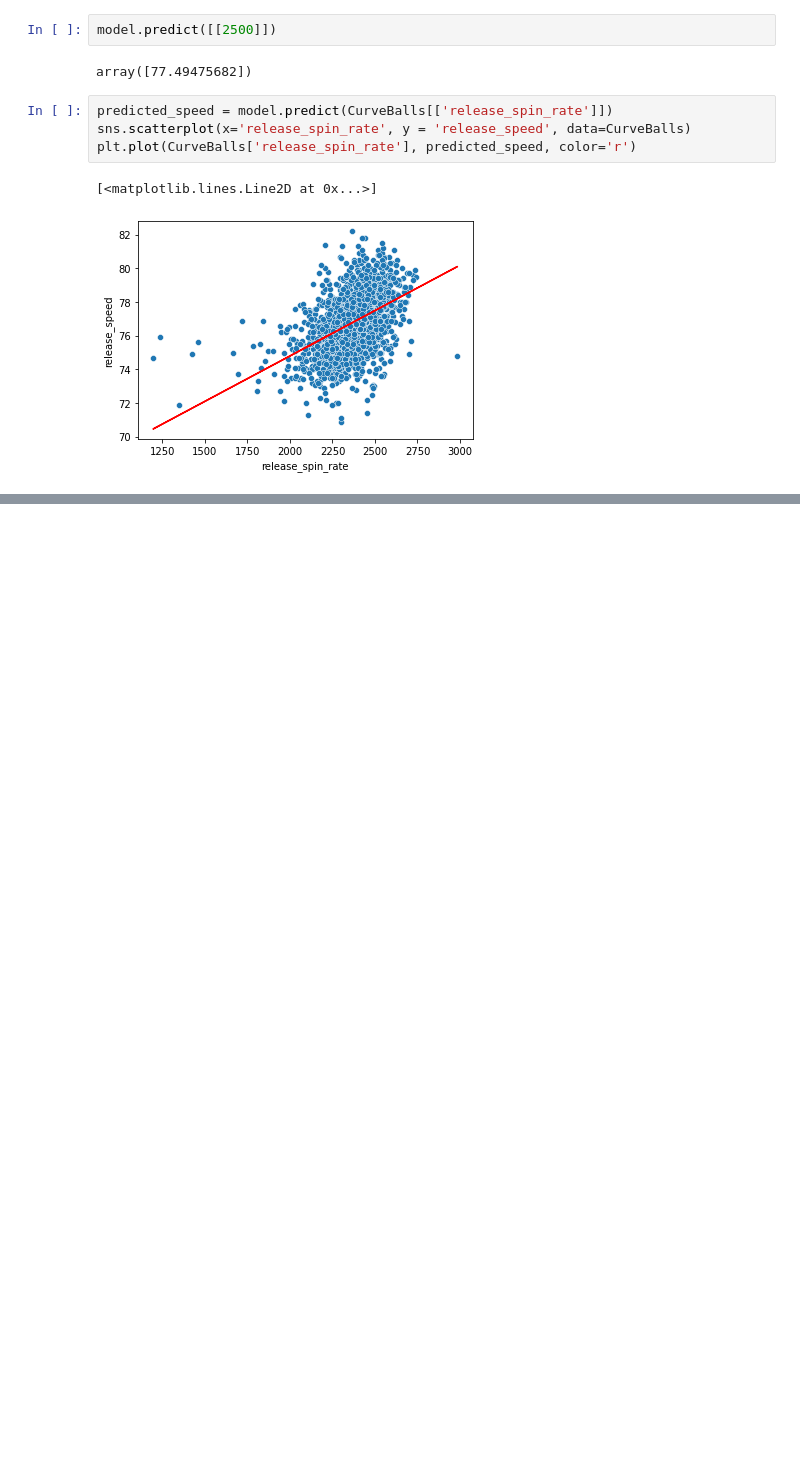
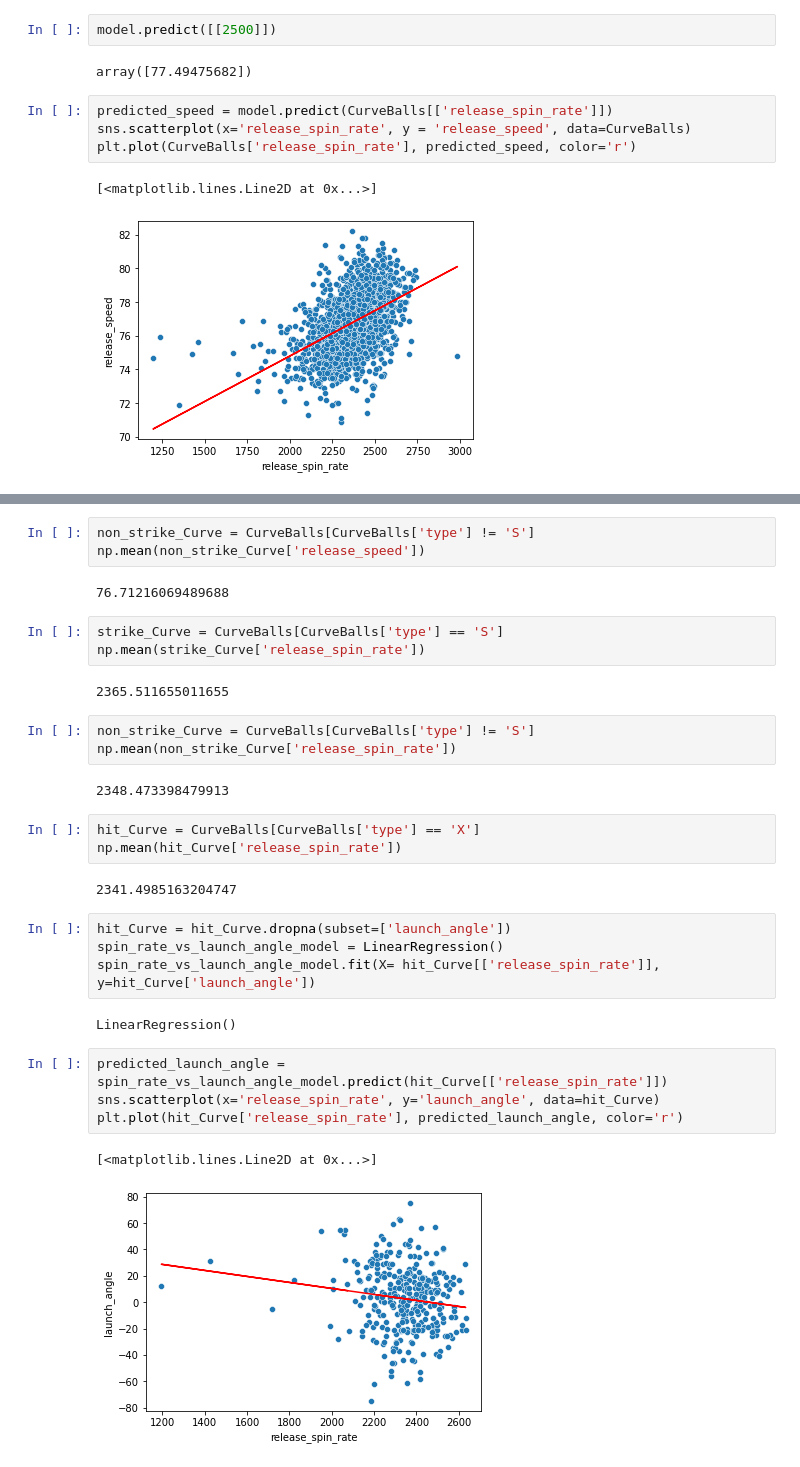
Before and after one commit to TheEvergreenStateCollege/week-3-chinchillabob, a Jupyter notebook: Gonzales_Marco.ipynb, the cells around one changed output, grey strips where cells are left out. Saved outputs shown, nothing was run; the diff lists cells and outputs as text; blank space fills up the shorter version.

```diff
--- a/Gonzales_Marco.ipynb
+++ b/Gonzales_Marco.ipynb
@@ -72,0 +78,33 @@ plt.plot(CurveBalls['release_spin_rate'], predicted_speed, color='r')
+# %%
+non_strike_Curve = CurveBalls[CurveBalls['type'] != 'S']
+np.mean(non_strike_Curve['release_speed'])
+# %% [output]
+76.71216069489688
+# %%
+strike_Curve = CurveBalls[CurveBalls['type'] == 'S']
+np.mean(strike_Curve['release_spin_rate'])
+# %% [output]
+2365.511655011655
+# %%
+non_strike_Curve = CurveBalls[CurveBalls['type'] != 'S']
+np.mean(non_strike_Curve['release_spin_rate'])
+# %% [output]
+2348.473398479913
+# %%
+hit_Curve = CurveBalls[CurveBalls['type'] == 'X']
+np.mean(hit_Curve['release_spin_rate'])
+# %% [output]
+2341.4985163204747
+# %%
+hit_Curve = hit_Curve.dropna(subset=['launch_angle'])
+spin_rate_vs_launch_angle_model = LinearRegression()
+spin_rate_vs_launch_angle_model.fit(X= hit_Curve[['release_spin_rate']], y=hit_Curve['launch_angle'])
+# %% [output]
+LinearRegression()
+# %%
+predicted_launch_angle = spin_rate_vs_launch_angle_model.predict(hit_Curve[['release_spin_rate']])
+sns.scatterplot(x='release_spin_rate', y='launch_angle', data=hit_Curve)
+plt.plot(hit_Curve['release_spin_rate'], predicted_launch_angle, color='r')
+# %% [output]
+[<matplotlib.lines.Line2D at 0x...>]
+[figure, added]
```
Also changed, not shown: parts of 1 cell of this notebook.
